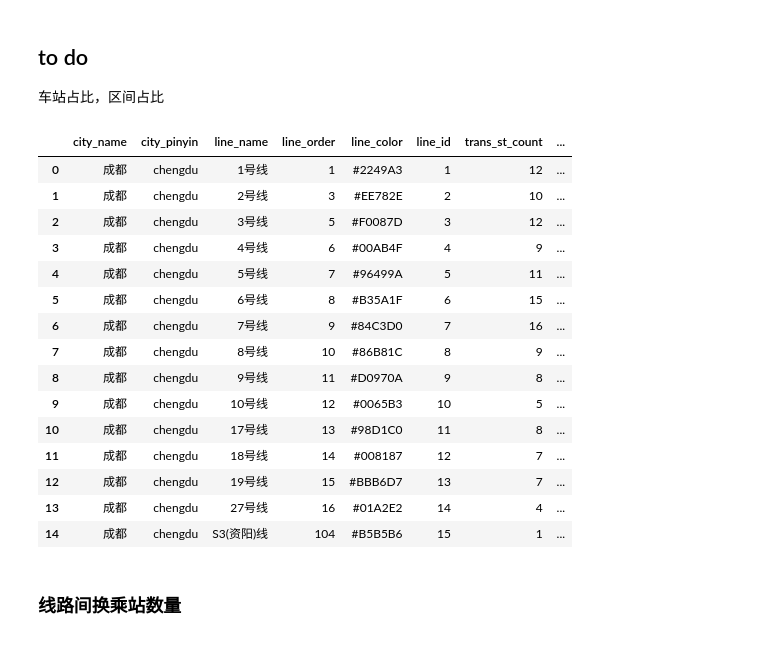
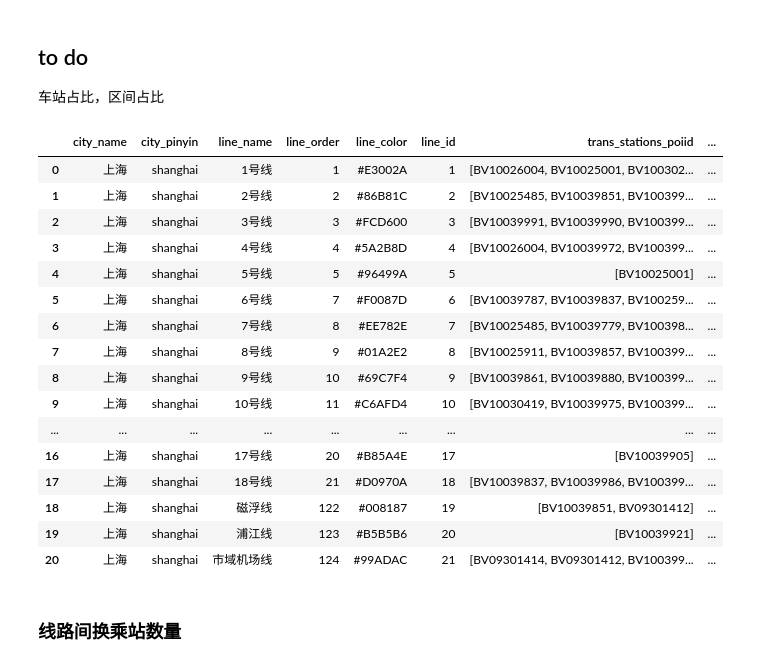
Before and after one commit to Kofi-W/net_charts, a Jupyter notebook: subway/charts_data.ipynb, the cells around one changed output. Cells and saved outputs as stored; diff of their text form; code cells hidden in the pictures.

```diff
--- a/subway/charts_data.ipynb
+++ b/subway/charts_data.ipynb
@@ -18,8 +18,8 @@ from subway_network import NetDataPivot, NetDegree, NetDataGraph, NetLength, Cit
 # %% [markdown]
 # 数据处理
 # %%
-df_row = pd.read_csv('../data/subway/ads_subway_cleaned.csv')
-df_row
+df_raw = pd.read_csv('../data/subway/ads_subway_cleaned.csv')
+df_raw
 # %% [output]
 |  | city_id | city_name | city_pinyin | line_number_x | line_name | line_full_name | line_color | line_id | ... |
 | 0 | 1100 | 北京 | beijing | 8 | 7号线 | 地铁7号线 | F9BE58 | 110100023054 | ... |
@@ -75,9 +75,9 @@ df_index
 # %% [markdown]
 # 城市数据
 # %%
-city_name = "成都"
+city_name = "上海"
 # %%
-df_city = df_row[df_row['city_name'] == city_name]
+df_city = df_raw[df_raw['city_name'] == city_name]
 df_city
 # %% [output]
 |  | city_id | city_name | city_pinyin | line_number_x | line_name | line_full_name | line_color | line_id | ... |
@@ -533,59 +565,68 @@ class CityLineAnalyzer:
         pairs = self.transfer_station_pairs
 
         # 合并换乘站数量
-        df_line = df_line.merge(pairs[['line_name', 'trans_st_count']], on='line_name', how='left')
-        df_line['trans_st_count'] = df_line['trans_st_count'].fillna(0).astype(int)
+        # df_line = df_line.merge(pairs[['line_name', 'trans_st_count']], on='line_name', how='left')
+        # df_line['trans_st_count'] = df_line['trans_st_count'].fillna(0).astype(int)
         # 换乘站poi id列表
         df_line['trans_stations_poiid'] = df_line['line_name'].map(pairs.set_index('line_name')['st_poiid'])
         df_line['trans_stations_poiid'] = df_line['trans_stations_poiid'].apply(lambda x: x if isinstance(x, list) else [])
+        # 去重
+        df_line['trans_stations_poiid'] = df_line['trans_stations_poiid'].apply(lambda x: list(set(x)))
+        df_line['trans_st_count'] = df_line['trans_stations_poiid'].apply(len)
 
         # 换乘线路列表
         df_line['trans_lines_all'] = df_line['trans_stations_poiid'].map(self._get_trans_lines)
         df_line['trans_lines_all'] = df_line['trans_lines_all'].apply(
             lambda x: sorted(x, key=lambda y: df_line[df_line['line_name'] == y]['line_order'].values[0]) if isinstance(x, list) else []
         )
 
         # 去除自身线路
         df_line['trans_lines'] = df_line.apply(lambda row: [line for line in row['trans_lines_all'] if line != row['line_name']], axis=1)
+        # 去重
+        df_line['trans_lines'] = df_line['trans_lines'].apply(lambda x: list(set(x)))
         df_line['trans_lines_count'] = df_line['trans_lines'].apply(len)
+
+         # 如果trans_lines_all为空，则添加自身线路
+        df_line['trans_lines_all'] = df_line.apply(lambda x: [x['line_name']] if len(x['trans_lines_all']) == 0 else x['trans_lines_all'], axis=1)
 
 
         # 换乘站名称列表
         df_line['trans_stations'] = df_line['trans_stations_poiid'].map(
             lambda x: [self.df_city[self.df_city['st_poiid'] == st]['st_name'].values[0] for st in x] if isinstance(x, list) else []
         )
 
         # 换乘线路涉及的所有车站，含自身线路（去重）
         df_line['all_stations_of_trans_lines'] = df_line['trans_lines_all'].map(self._get_all_stations_of_trans_lines)
 
         # 计算图表比例
         df_line['chart_ratio'] = df_line['trans_lines_all'].map(self.get_chart_ratio)
         # 将 chart_ratio NaN值替换为1.0
         df_line['chart_ratio'] = df_line['chart_ratio'].fillna(1.0)
 
         return df_line
 
 # 用法示例：分析城市地铁线路
 analyzer = CityLineAnalyzer(df_city)
 df_line = analyzer.analyze()
 df_line
 # %% [output]
-|  | city_name | city_pinyin | line_name | line_order | line_color | line_id | trans_st_count | ... |
-| 0 | 成都 | chengdu | 1号线 | 1 | #2249A3 | 1 | 12 | ... |
-| 1 | 成都 | chengdu | 2号线 | 3 | #EE782E | 2 | 10 | ... |
-| 2 | 成都 | chengdu | 3号线 | 5 | #F0087D | 3 | 12 | ... |
-| 3 | 成都 | chengdu | 4号线 | 6 | #00AB4F | 4 | 9 | ... |
-| 4 | 成都 | chengdu | 5号线 | 7 | #96499A | 5 | 11 | ... |
-| 5 | 成都 | chengdu | 6号线 | 8 | #B35A1F | 6 | 15 | ... |
-| 6 | 成都 | chengdu | 7号线 | 9 | #84C3D0 | 7 | 16 | ... |
-| 7 | 成都 | chengdu | 8号线 | 10 | #86B81C | 8 | 9 | ... |
-| 8 | 成都 | chengdu | 9号线 | 11 | #D0970A | 9 | 8 | ... |
-| 9 | 成都 | chengdu | 10号线 | 12 | #0065B3 | 10 | 5 | ... |
-| 10 | 成都 | chengdu | 17号线 | 13 | #98D1C0 | 11 | 8 | ... |
-| 11 | 成都 | chengdu | 18号线 | 14 | #008187 | 12 | 7 | ... |
-| 12 | 成都 | chengdu | 19号线 | 15 | #BBB6D7 | 13 | 7 | ... |
-| 13 | 成都 | chengdu | 27号线 | 16 | #01A2E2 | 14 | 4 | ... |
-| 14 | 成都 | chengdu | S3(资阳)线 | 104 | #B5B5B6 | 15 | 1 | ... |
+|  | city_name | city_pinyin | line_name | line_order | line_color | line_id | trans_stations_poiid | ... |
+| 0 | 上海 | shanghai | 1号线 | 1 | #E3002A | 1 | [BV10026004, BV10025001, BV100302... | ... |
+| 1 | 上海 | shanghai | 2号线 | 2 | #86B81C | 2 | [BV10025485, BV10039851, BV100399... | ... |
+| 2 | 上海 | shanghai | 3号线 | 3 | #FCD600 | 3 | [BV10039991, BV10039990, BV100399... | ... |
+| 3 | 上海 | shanghai | 4号线 | 4 | #5A2B8D | 4 | [BV10026004, BV10039972, BV100399... | ... |
+| 4 | 上海 | shanghai | 5号线 | 5 | #96499A | 5 | [BV10025001] | ... |
+| 5 | 上海 | shanghai | 6号线 | 7 | #F0087D | 6 | [BV10039787, BV10039837, BV100259... | ... |
+| 6 | 上海 | shanghai | 7号线 | 8 | #EE782E | 7 | [BV10025485, BV10039779, BV100398... | ... |
+| 7 | 上海 | shanghai | 8号线 | 9 | #01A2E2 | 8 | [BV10025911, BV10039857, BV100399... | ... |
+| 8 | 上海 | shanghai | 9号线 | 10 | #69C7F4 | 9 | [BV10039861, BV10039880, BV100399... | ... |
+| 9 | 上海 | shanghai | 10号线 | 11 | #C6AFD4 | 10 | [BV10030419, BV10039975, BV100399... | ... |
+| ... | ... | ... | ... | ... | ... | ... | ... | ... |
+| 16 | 上海 | shanghai | 17号线 | 20 | #B85A4E | 17 | [BV10039905] | ... |
+| 17 | 上海 | shanghai | 18号线 | 21 | #D0970A | 18 | [BV10039837, BV10039986, BV100399... | ... |
+| 18 | 上海 | shanghai | 磁浮线 | 122 | #008187 | 19 | [BV10039851, BV09301412] | ... |
+| 19 | 上海 | shanghai | 浦江线 | 123 | #B5B5B6 | 20 | [BV10039921] | ... |
+| 20 | 上海 | shanghai | 市域机场线 | 124 | #99ADAC | 21 | [BV09301414, BV09301412, BV100399... | ... |
 # %% [markdown]
 ### 线路间换乘站数量
 # %%
```
Also changed, not shown: parts of 32 cells of this notebook, 4 other files.
